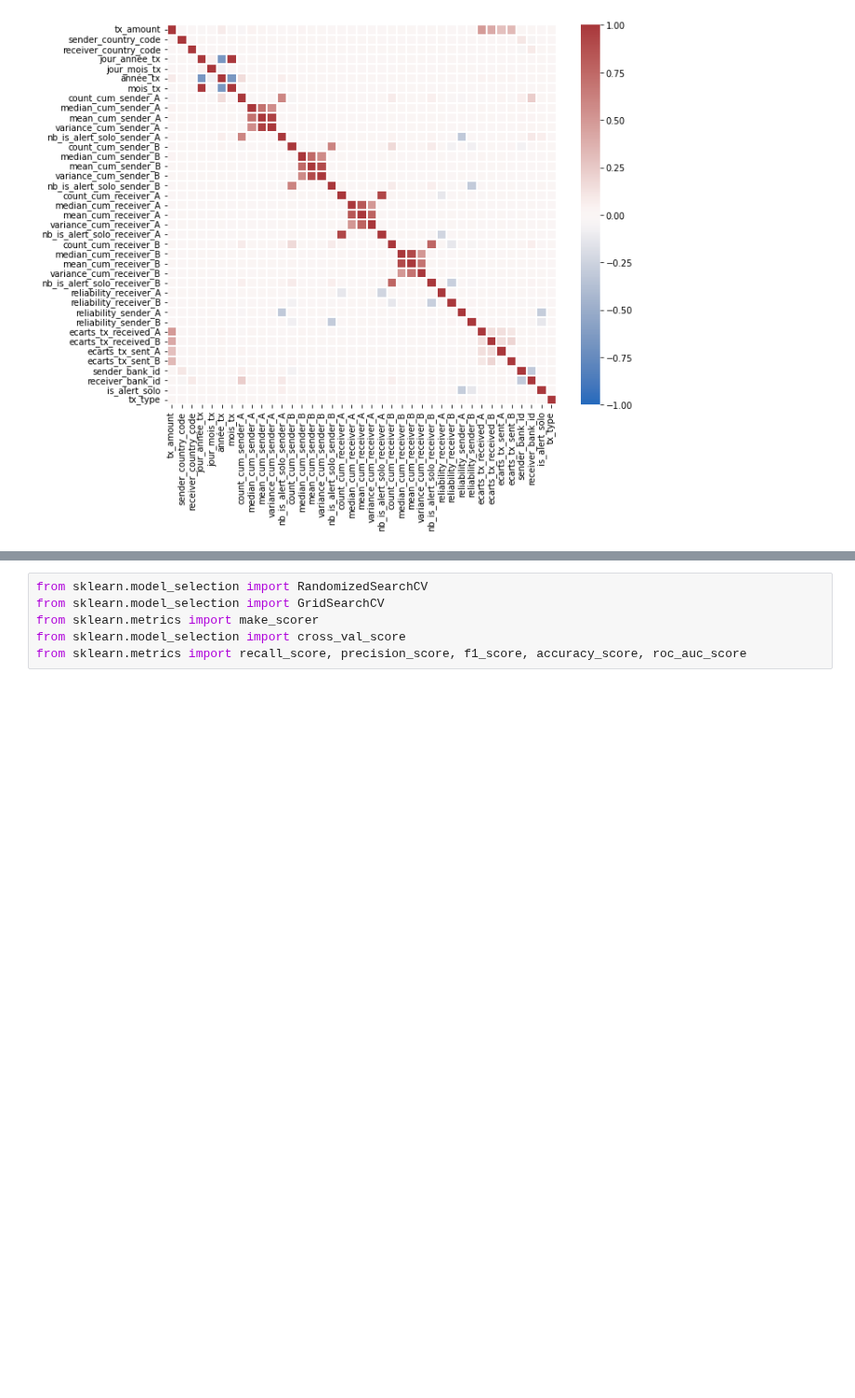
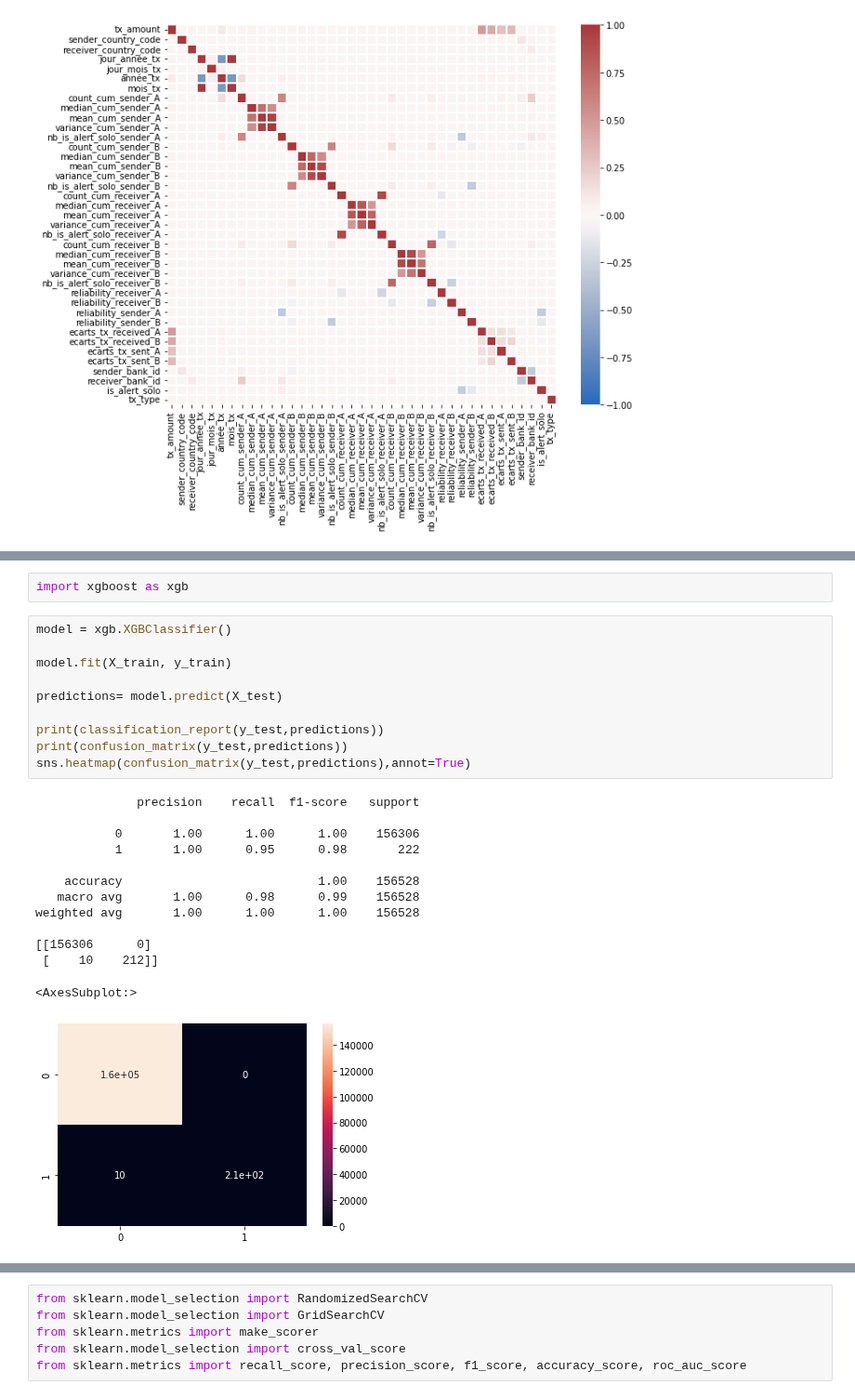
Before and after one commit to CorentinPernot/Statapp, a Jupyter notebook: Notebook/modé.ipynb, the cells around one changed output, grey strips where cells are left out. Shown at 93% size. Saved outputs shown, nothing was run; the diff lists cells and outputs as text; blank space fills up the shorter version.

```diff
--- a/Notebook/modé.ipynb
+++ b/Notebook/modé.ipynb
@@ -401,0 +409,26 @@ plt.show()
+# %%
+import xgboost as xgb
+# %%
+model = xgb.XGBClassifier()
+
+model.fit(X_train, y_train)
+
+predictions= model.predict(X_test)
+
+print(classification_report(y_test,predictions))
+print(confusion_matrix(y_test,predictions))
+sns.heatmap(confusion_matrix(y_test,predictions),annot=True)
+# %% [output]
+              precision    recall  f1-score   support
+
+           0       1.00      1.00      1.00    156306
+           1       1.00      0.95      0.98       222
+
+    accuracy                           1.00    156528
+   macro avg       1.00      0.98      0.99    156528
+weighted avg       1.00      1.00      1.00    156528
+
+[[156306      0]
+ [    10    212]]
+<AxesSubplot:>
+[figure, added]
```
Also changed, not shown: parts of 11 cells of this notebook.
